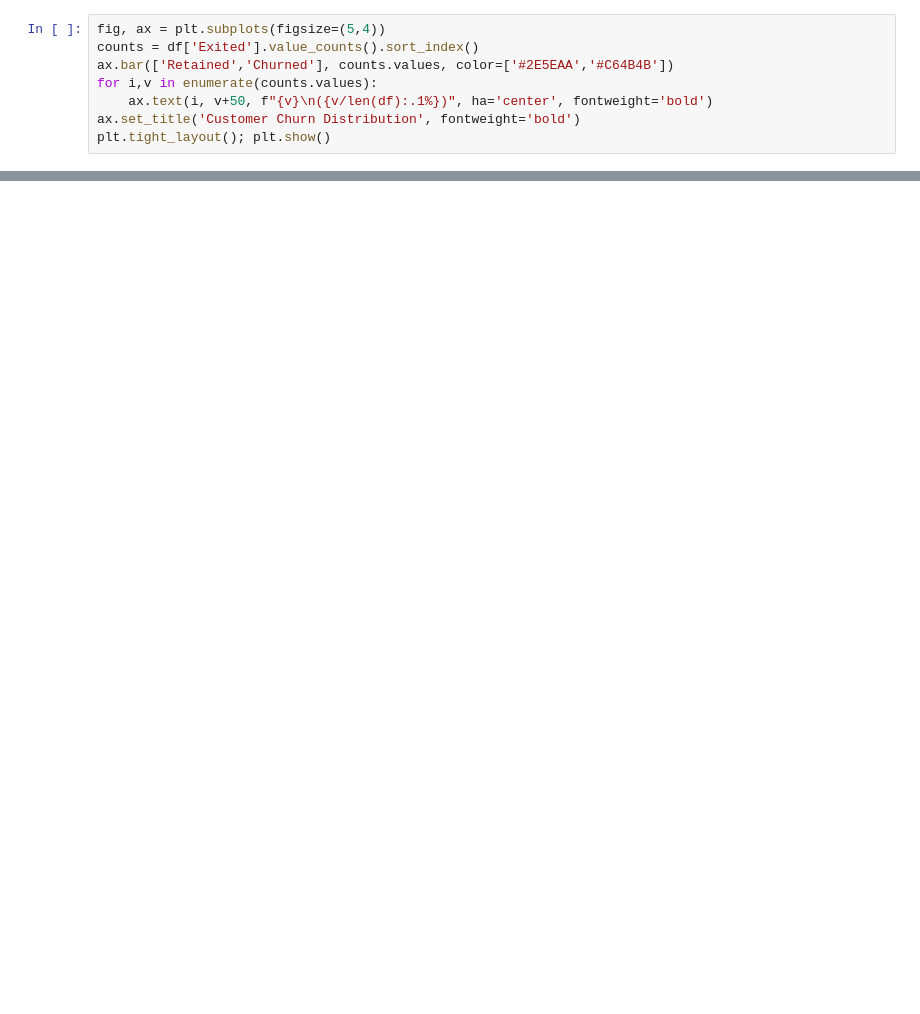
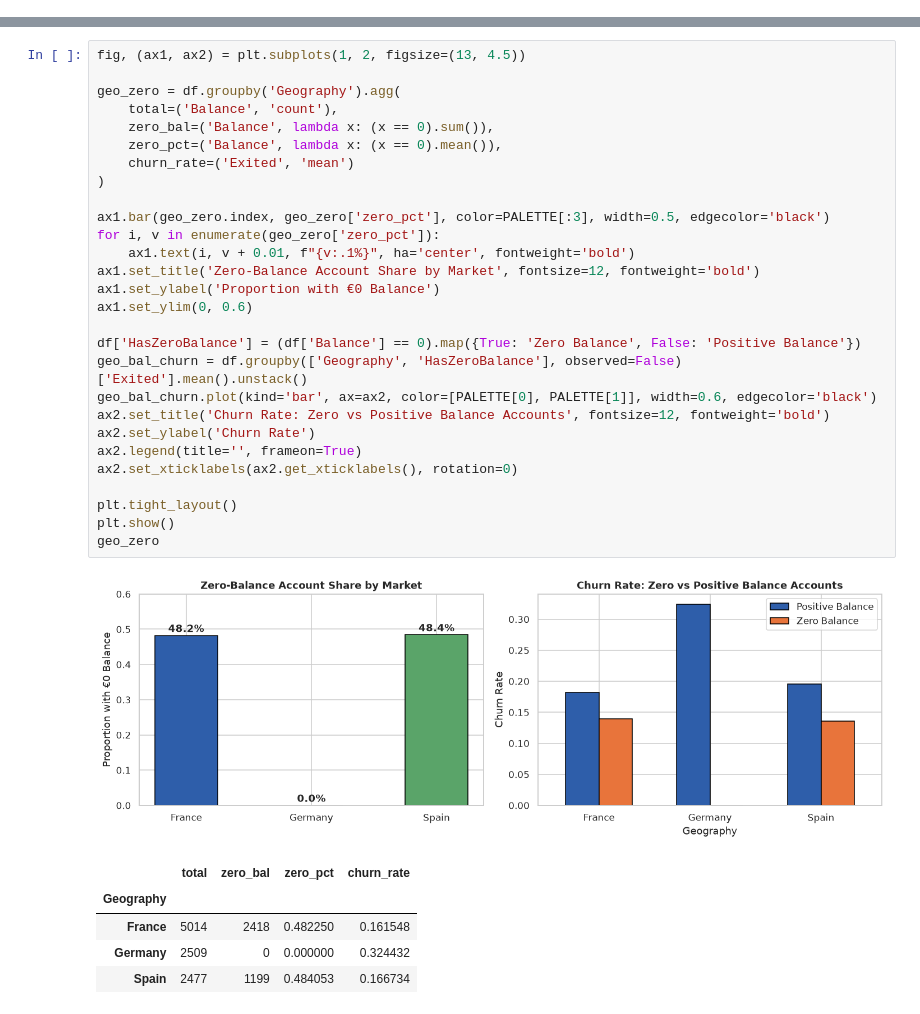
Before and after one commit to chandolupraneethkumar05-oss/Bank-Churn-Project, a Jupyter notebook: Bank_Customer_Churn_Analysis.ipynb, the cells around one changed output, grey strips where cells are left out. Saved outputs shown, nothing was run; the diff lists cells and outputs as text; blank space fills up the shorter version.

```diff
--- a/Bank_Customer_Churn_Analysis.ipynb
+++ b/Bank_Customer_Churn_Analysis.ipynb
@@ -65,8 +0,0 @@ Does product holding matter?
-# %%
-fig, ax = plt.subplots(figsize=(5,4))
-counts = df['Exited'].value_counts().sort_index()
-ax.bar(['Retained','Churned'], counts.values, color=['#2E5EAA','#C64B4B'])
-for i,v in enumerate(counts.values):
-    ax.text(i, v+50, f"{v}\n({v/len(df):.1%})", ha='center', fontweight='bold')
-ax.set_title('Customer Churn Distribution', fontweight='bold')
-plt.tight_layout(); plt.show()
@@ -272,0 +93,35 @@ print("Saved best model:", BEST_MODEL_NAME)
+# %%
+fig, (ax1, ax2) = plt.subplots(1, 2, figsize=(13, 4.5))
+
+geo_zero = df.groupby('Geography').agg(
+    total=('Balance', 'count'),
+    zero_bal=('Balance', lambda x: (x == 0).sum()),
+    zero_pct=('Balance', lambda x: (x == 0).mean()),
+    churn_rate=('Exited', 'mean')
+)
+
+ax1.bar(geo_zero.index, geo_zero['zero_pct'], color=PALETTE[:3], width=0.5, edgecolor='black')
+for i, v in enumerate(geo_zero['zero_pct']):
+    ax1.text(i, v + 0.01, f"{v:.1%}", ha='center', fontweight='bold')
+ax1.set_title('Zero-Balance Account Share by Market', fontsize=12, fontweight='bold')
+ax1.set_ylabel('Proportion with €0 Balance')
+ax1.set_ylim(0, 0.6)
+
+df['HasZeroBalance'] = (df['Balance'] == 0).map({True: 'Zero Balance', False: 'Positive Balance'})
+geo_bal_churn = df.groupby(['Geography', 'HasZeroBalance'], observed=False)['Exited'].mean().unstack()
+geo_bal_churn.plot(kind='bar', ax=ax2, color=[PALETTE[0], PALETTE[1]], width=0.6, edgecolor='black')
+ax2.set_title('Churn Rate: Zero vs Positive Balance Accounts', fontsize=12, fontweight='bold')
+ax2.set_ylabel('Churn Rate')
+ax2.legend(title='', frameon=True)
+ax2.set_xticklabels(ax2.get_xticklabels(), rotation=0)
+
+plt.tight_layout()
+plt.show()
+geo_zero
+# %% [output]
+[figure, added]
+|  | total | zero_bal | zero_pct | churn_rate |
+| Geography |  |  |  |  |
+| France | 5014 | 2418 | 0.482250 | 0.161548 |
+| Germany | 2509 | 0 | 0.000000 | 0.324432 |
+| Spain | 2477 | 1199 | 0.484053 | 0.166734 |
```
Also changed, not shown: parts of 53 cells of this notebook, 42 other files.
